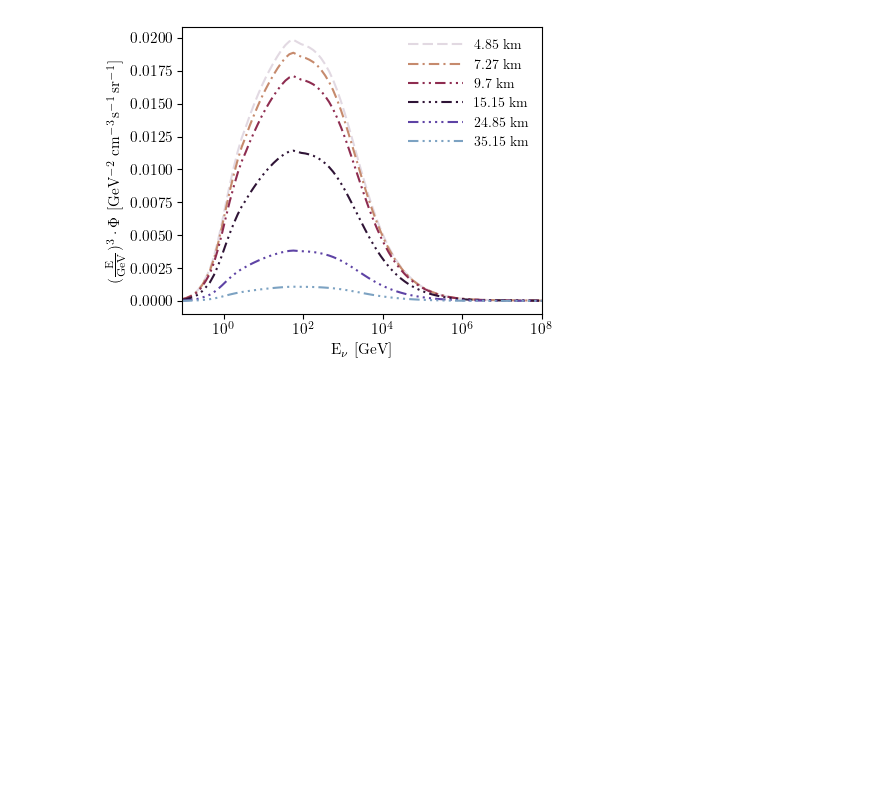
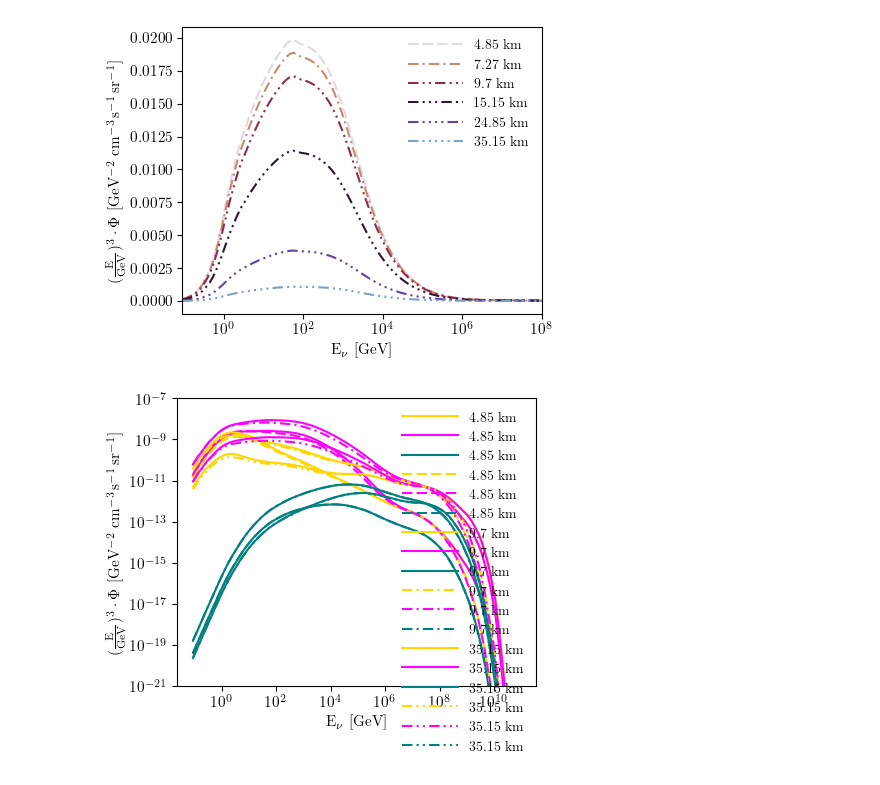
Before and after one commit to ConnorSponsler/For_Git, a Jupyter notebook: main_example_plots_Connor.ipynb, the cells around one changed output. Drawn from its saved outputs; the diff is of its cells as text; code cells hidden in the pictures; blank space fills up the shorter version.

Commit message:
code for plot_3

```diff
--- a/main_example_plots_Connor.ipynb
+++ b/main_example_plots_Connor.ipynb
@@ -925,3 +922,50 @@ ax1.set_xlim(min(current_energies),10**8)
 fig1.savefig('plots/linear_flux.pdf')
 # %% [output]
 [figure]
+# %%
+# Load your data
+data = np.loadtxt("data/antinuProd_January.txt", delimiter=' ')  # Assuming your file is named 'data.txt'
+
+# Separate the columns into individual arrays
+heights = data[:, 0]  # Heights
+energies = data[:, 1]  # Energies
+fluxes = data[:, 2:]
+
+# Define the target heights
+target_heights = [5, 10, 35]
+colors = ['gold', 'magenta', 'teal','gold', 'magenta', 'teal']
+
+# Find the indices of the heights closest to the target heights
+closest_heights_indices = [np.abs(heights - target_height).argmin() for target_height in target_heights]
+
+# Extract the rows for the closest heights
+closest_data = data[closest_heights_indices]
+
+# Plot flux vs energy for each of the closest heights
+fig1, ax1 = std_fig()
+
+for i in range(len(closest_data)):
+    # Extract the energy and flux for the current height
+    current_height = closest_data[i][0]
+    mask = heights == current_height
+    current_energies = energies[mask]
+    for j in range(6):
+        current_flux = fluxes[mask, j]
+        # Plot the line
+        line, = ax1.plot(current_energies, current_flux*current_energies**3, color=colors[j] ,label=f'~ {round(current_height,2)} km')
+        if(j>2):
+            pattern = create_dash_dot_pattern(dash_length=5, space_length=2, num_dots=i)
+            line.set_dashes(pattern)
+#for i in [0,2]:  # Loop over other columns as y-values
+#    ax1.plot(energies/GeV, data[:, i+3], label= names[i+3],  color=cm.cool((i+.5)/3), zorder=2)
+
+ax1.set_xlabel(r'E$_\nu$ [GeV]')  # Assuming the energy unit is electron volts (GeV)
+ax1.set_ylabel(r'$(\frac{\text{E}}{\text{GeV}})^3 \cdot \Phi$ [GeV$^{-2}$ cm$^{-3}\,$s$^{-1}\,$sr$^{-1}]$')
+ax1.legend(frameon=False, loc='upper right', ncol=1,handlelength=4, columnspacing=0.5)
+ax1.set_xscale('log')
+ax1.set_yscale('log')
+#ax1.set_xlim(min(current_energies),10**8)
+ax1.set_ylim(10**(-21),10**(-7))
+fig1.savefig('plots/linear_flux.pdf')
+# %% [output]
+[figure, added]
```
Also changed, not shown: parts of 1 cell of this notebook, 32 other files.
